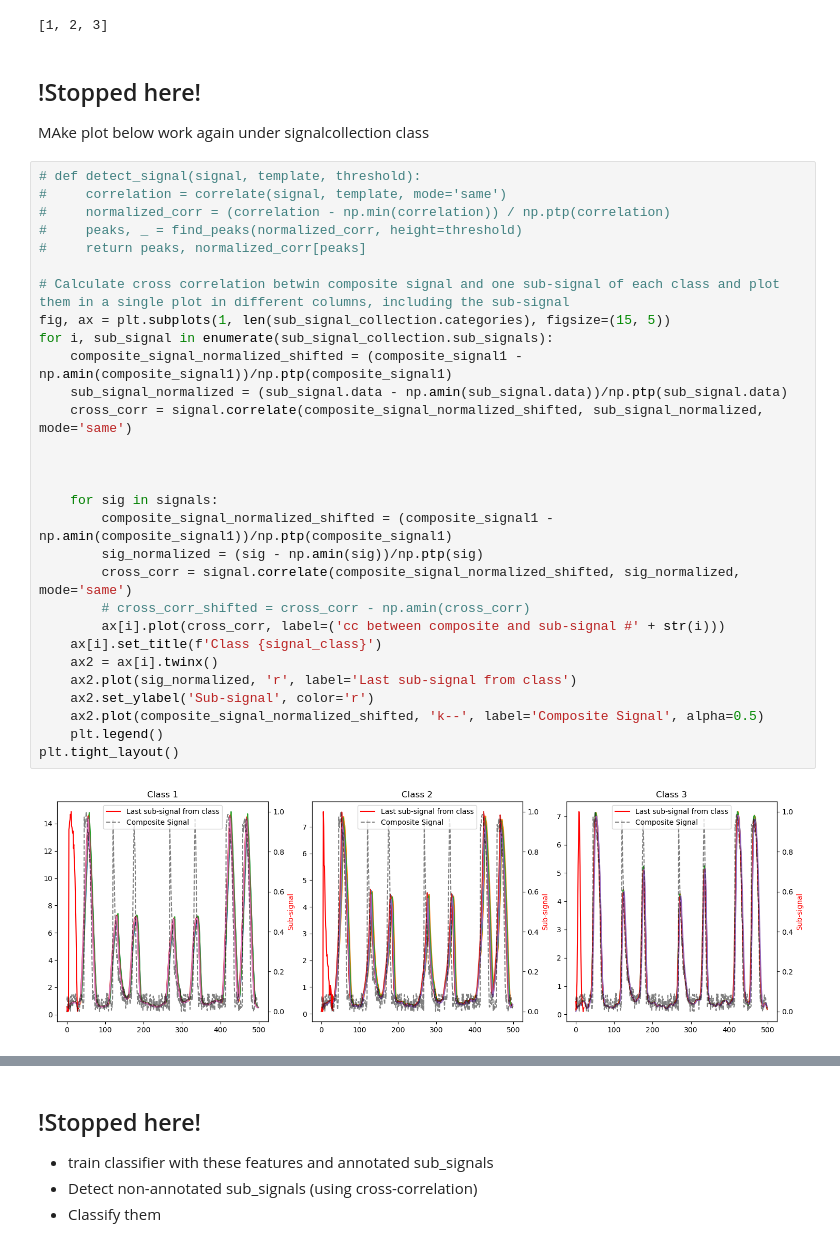
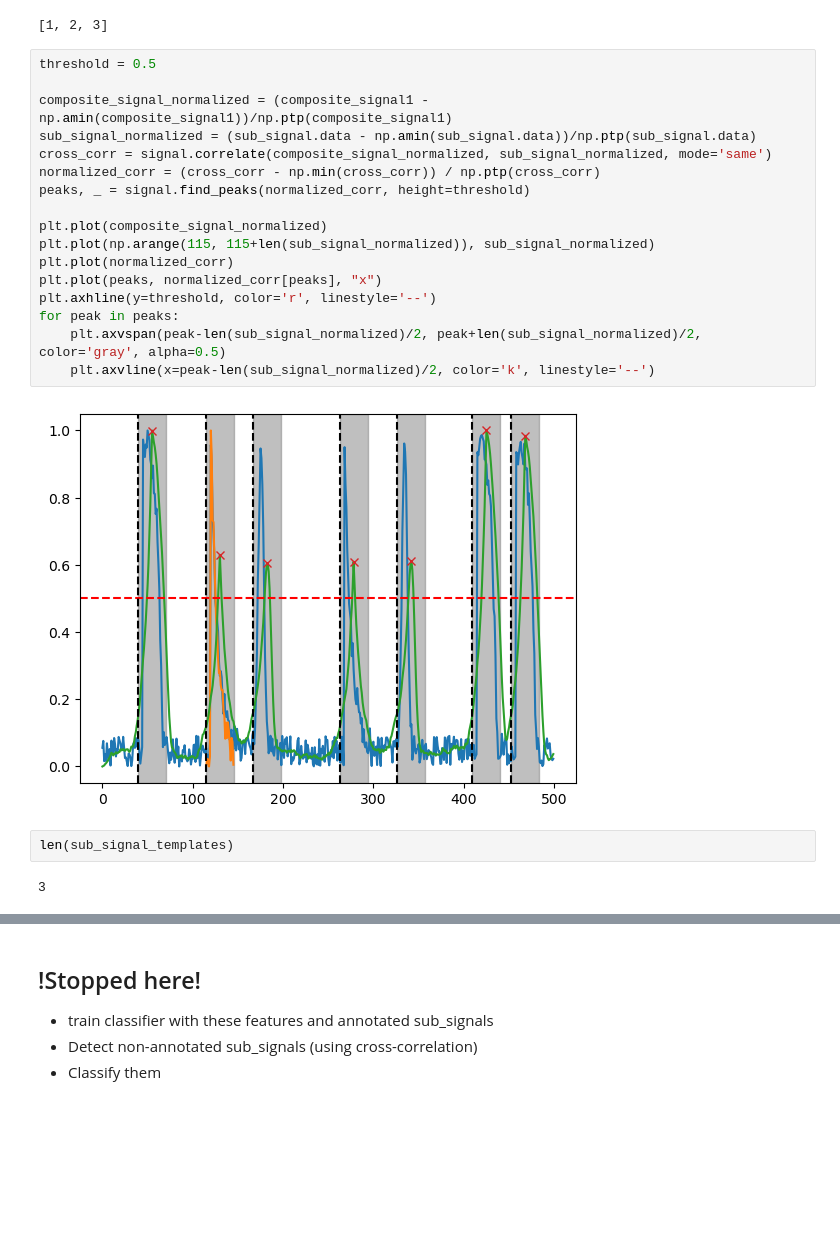
Before and after one commit to zoccoler/napari-signal-classifier, a Jupyter notebook: notebooks/WIP_sub_signal_classification_step_by_step.ipynb, the cells around one changed output, grey strips where cells are left out. Cells and saved outputs as stored; diff of their text form; blank space fills up the shorter version.

```diff
--- a/notebooks/WIP_sub_signal_classification_step_by_step.ipynb
+++ b/notebooks/WIP_sub_signal_classification_step_by_step.ipynb
@@ -667,37 +667,26 @@ Calculate cross-correlation between each normalized signal class and whole norma
 sub_signal_collection.categories
 # %% [output]
 [1, 2, 3]
-# %% [markdown]
-## !Stopped here!
-MAke plot below work again under signalcollection class
-# %%
-# def detect_signal(signal, template, threshold):
-#     correlation = correlate(signal, template, mode='same')
-#     normalized_corr = (correlation - np.min(correlation)) / np.ptp(correlation)
-#     peaks, _ = find_peaks(normalized_corr, height=threshold)
-#     return peaks, normalized_corr[peaks]
-
-# Calculate cross correlation betwin composite signal and one sub-signal of each class and plot them in a single plot in different columns, including the sub-signal
-fig, ax = plt.subplots(1, len(sub_signal_collection.categories), figsize=(15, 5))
-for i, sub_signal in enumerate(sub_signal_collection.sub_signals):
-    composite_signal_normalized_shifted = (composite_signal1 - np.amin(composite_signal1))/np.ptp(composite_signal1)
-    sub_signal_normalized = (sub_signal.data - np.amin(sub_signal.data))/np.ptp(sub_signal.data)
-    cross_corr = signal.correlate(composite_signal_normalized_shifted, sub_signal_normalized, mode='same')
-
-
-
-    for sig in signals:
-        composite_signal_normalized_shifted = (composite_signal1 - np.amin(composite_signal1))/np.ptp(composite_signal1)
-        sig_normalized = (sig - np.amin(sig))/np.ptp(sig)
-        cross_corr = signal.correlate(composite_signal_normalized_shifted, sig_normalized, mode='same')
-        # cross_corr_shifted = cross_corr - np.amin(cross_corr)
-        ax[i].plot(cross_corr, label=('cc between composite and sub-signal #' + str(i)))
-    ax[i].set_title(f'Class {signal_class}')
-    ax2 = ax[i].twinx()
-    ax2.plot(sig_normalized, 'r', label='Last sub-signal from class')
-    ax2.set_ylabel('Sub-signal', color='r')
-    ax2.plot(composite_signal_normalized_shifted, 'k--', label='Composite Signal', alpha=0.5)
-    plt.legend()
-plt.tight_layout()
-# %% [output]
-[figure, removed]
+# %%
+threshold = 0.5
+
+composite_signal_normalized = (composite_signal1 - np.amin(composite_signal1))/np.ptp(composite_signal1)
+sub_signal_normalized = (sub_signal.data - np.amin(sub_signal.data))/np.ptp(sub_signal.data)
+cross_corr = signal.correlate(composite_signal_normalized, sub_signal_normalized, mode='same')
+normalized_corr = (cross_corr - np.min(cross_corr)) / np.ptp(cross_corr)
+peaks, _ = signal.find_peaks(normalized_corr, height=threshold)
+
+plt.plot(composite_signal_normalized)
+plt.plot(np.arange(115, 115+len(sub_signal_normalized)), sub_signal_normalized)
+plt.plot(normalized_corr)
+plt.plot(peaks, normalized_corr[peaks], "x")
+plt.axhline(y=threshold, color='r', linestyle='--')
+for peak in peaks:
+    plt.axvspan(peak-len(sub_signal_normalized)/2, peak+len(sub_signal_normalized)/2, color='gray', alpha=0.5)
+    plt.axvline(x=peak-len(sub_signal_normalized)/2, color='k', linestyle='--')
+# %% [output]
+[figure, added]
+# %%
+len(sub_signal_templates)
+# %% [output]
+3
```
Also changed, not shown: parts of 12 cells of this notebook.
